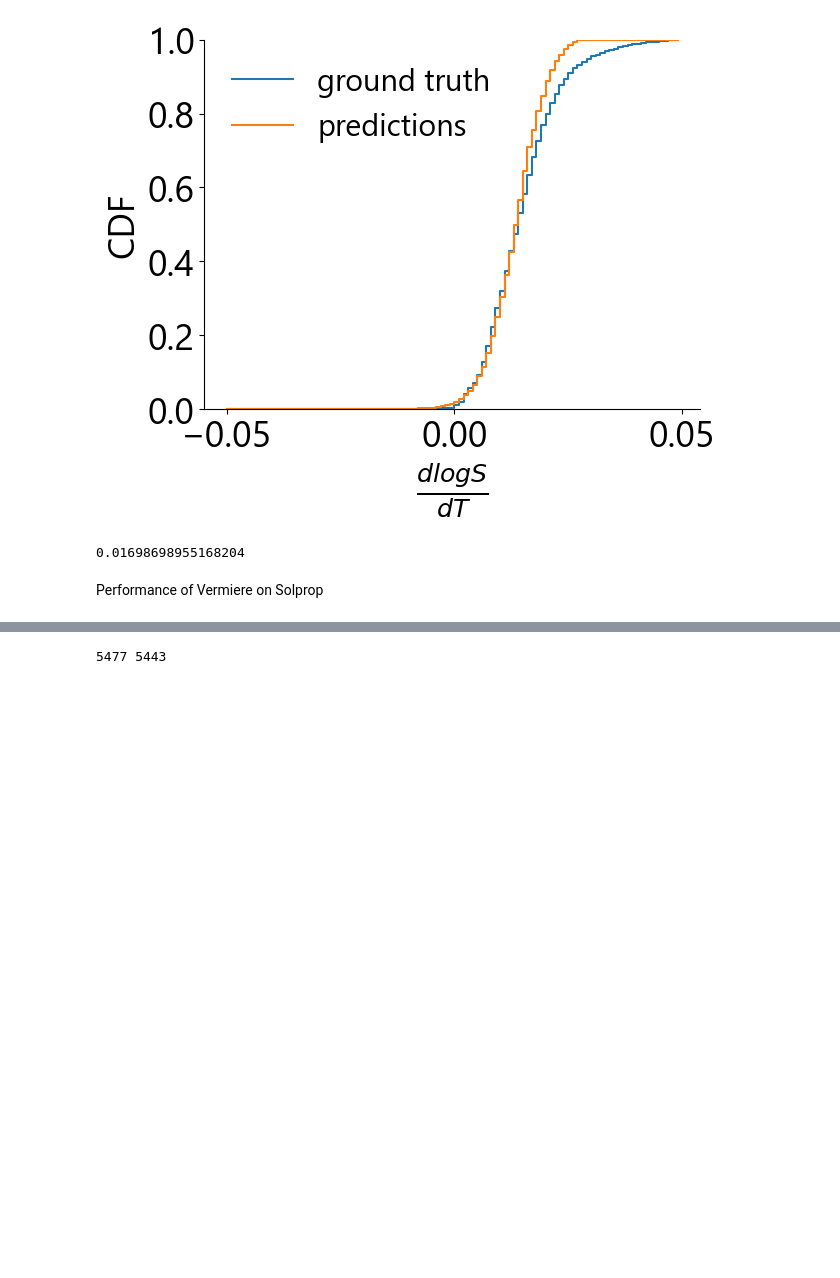
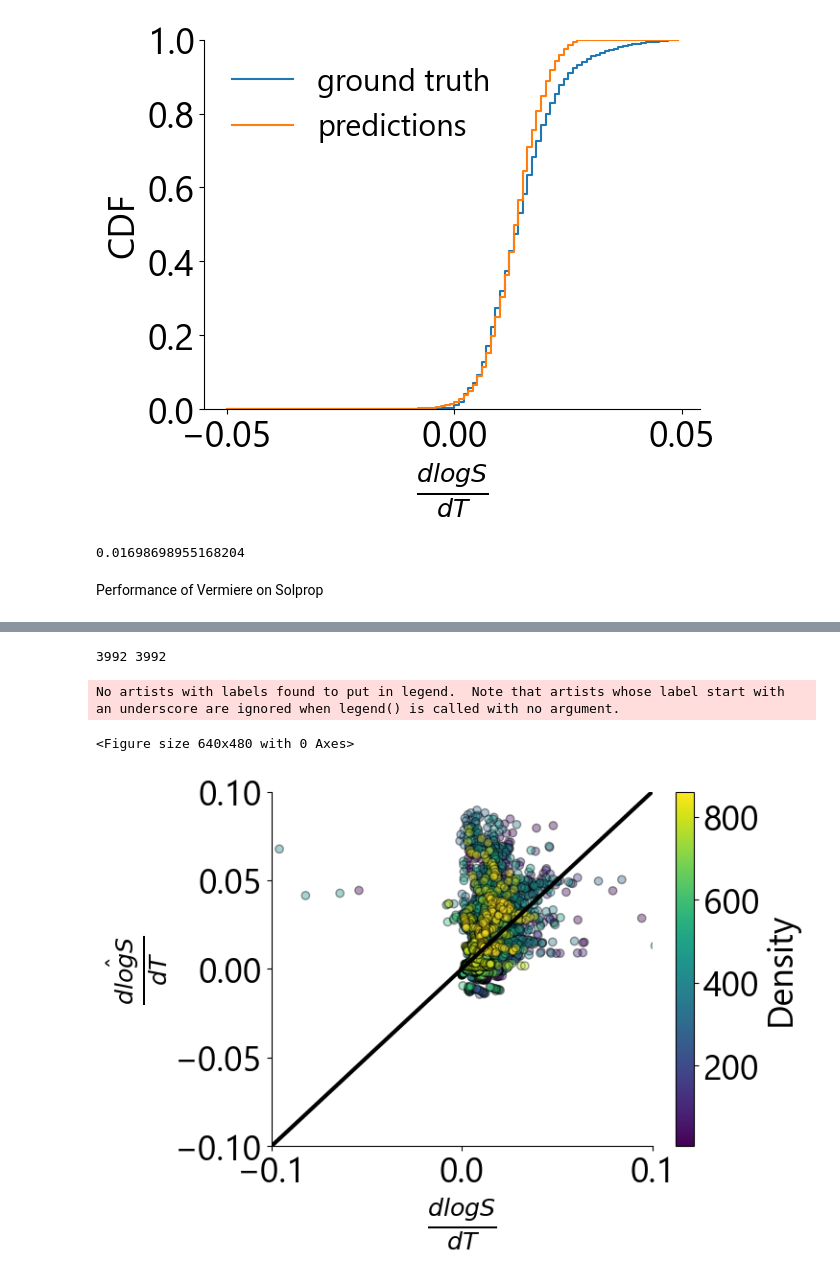
Before and after one commit to JacksonBurns/fastsolv, a Jupyter notebook: temperature_gradients_distribution_analysis.ipynb, the cells around one changed output, grey strips where cells are left out. Drawn from its saved outputs; the diff is of its cells as text; code cells hidden in the pictures; blank space fills up the shorter version.

```diff
--- a/temperature_gradients_distribution_analysis.ipynb
+++ b/temperature_gradients_distribution_analysis.ipynb
@@ -298,18 +298,44 @@ for df in sub_dfs:
 # %%
 true_grads = np.concatenate(total_true_gradients).ravel()
 pred_grads = np.concatenate(total_predicted_gradients).ravel()
+mask = np.isfinite(true_grads) & np.isfinite(pred_grads)
+true_grads = true_grads[mask]
+pred_grads = pred_grads[mask]
+
+print(len(true_grads), len(pred_grads))
+# %% [output]
+3992 3992
-# %%
-true_grads = true_grads[~np.isnan(true_grads)]
-true_grads[true_grads > 1e308] = 0
-true_grads[true_grads < -1e308] = 0
-
-pred_grads = pred_grads[~np.isnan(pred_grads)]
-pred_grads[pred_grads > 1e308] = 0
-pred_grads[pred_grads < -1e308] = 0
-
-print(len(true_grads), len(pred_grads))
-# %% [output]
-5477 5443
+# %%
+plt.figure(figsize=[6.4,4.8])
+fig, ax1 = plt.subplots()
+
+bins = [100, 100] # number of bins
+hh, locx, locy = np.histogram2d(true_grads, pred_grads, bins=bins, density = True)
+
+# Sort the points by density, so that the densest points are plotted last
+z = np.array([hh[np.argmax(a<=locx[1:]),np.argmax(b<=locy[1:])] for a,b in zip(true_grads, pred_grads)])
+idx = z.argsort()
+x2, y2, z2 = true_grads[idx], pred_grads[idx], z[idx]
+
+
+ax1.scatter(true_grads,pred_grads, c = z2, alpha =0.4, edgecolors = 'black')
+ax1.plot([-1, 1], [-1,1], linestyle = '-', linewidth = 3, color = 'black')
+
+norm = Normalize(vmin = np.min(z), vmax = np.max(z))
+cbar = fig.colorbar(cm.ScalarMappable(norm = norm), ax=ax1)
+cbar.ax.set_ylabel('Density')
+
+
+ax1.set_xlim([-0.1, 0.1])
+ax1.set_ylim([-0.1, 0.1])
+ax1.set_ylabel(r"$\frac{\hat{dlogS}}{dT}$")
+ax1.set_xlabel(r"$\frac{dlogS}{dT}$")
+ax1.legend(prop={'size': 22}, loc = 'upper left', frameon = False)
+ax1.spines[['right', 'top']].set_visible(False)
+# %% [output]
+No artists with labels found to put in legend.  Note that artists whose label start with an underscore are ignored when legend() is called with no argument.
+<Figure size 640x480 with 0 Axes>
+[figure, added]
 # %%
 true_grads_binned, true_grad_bins = np.histogram(true_grads, bins = 100)
 pred_grads_binned, pred_grad_bins = np.histogram(pred_grads, bins = 100)
```
Also changed, not shown: parts of 6 cells of this notebook.
